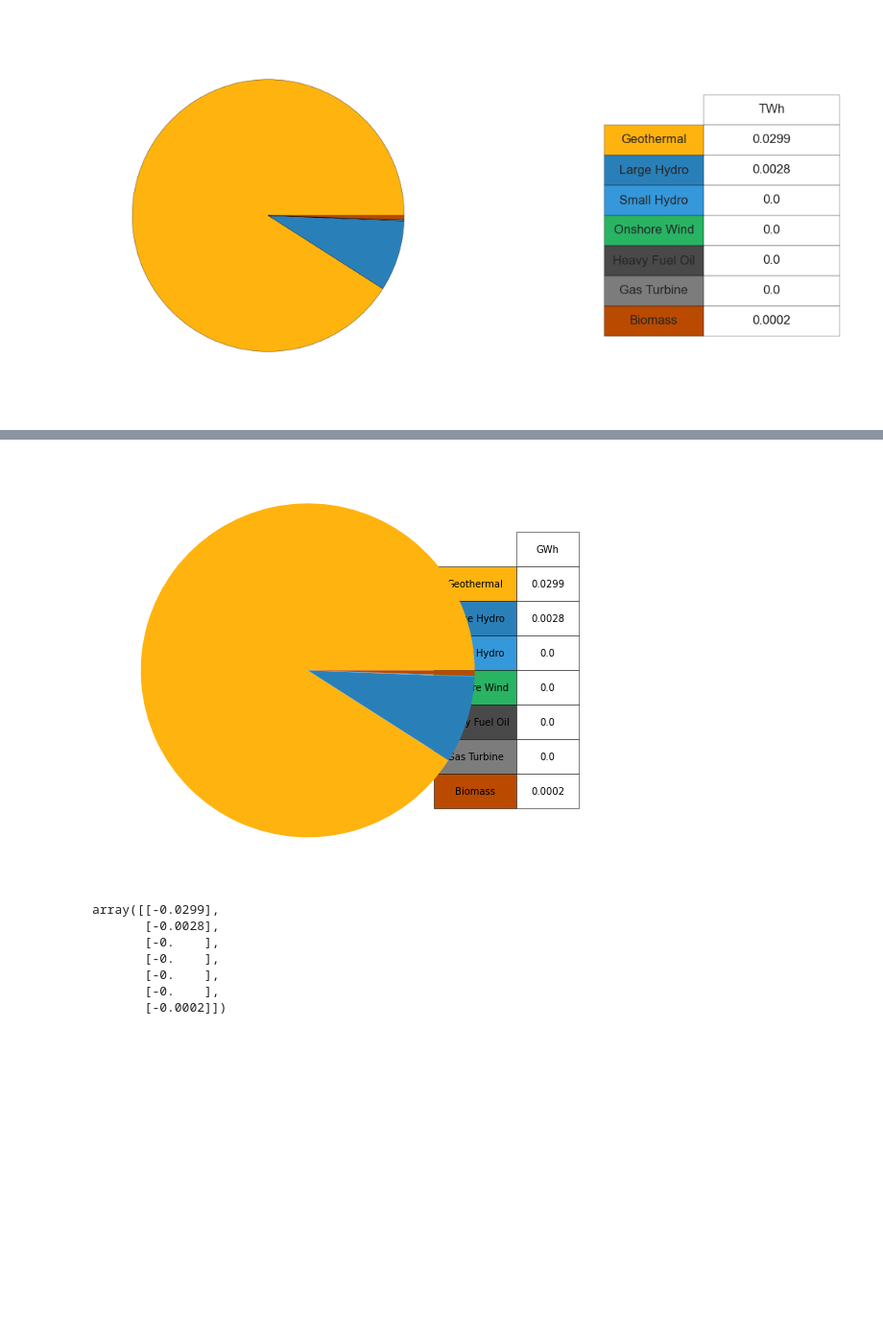
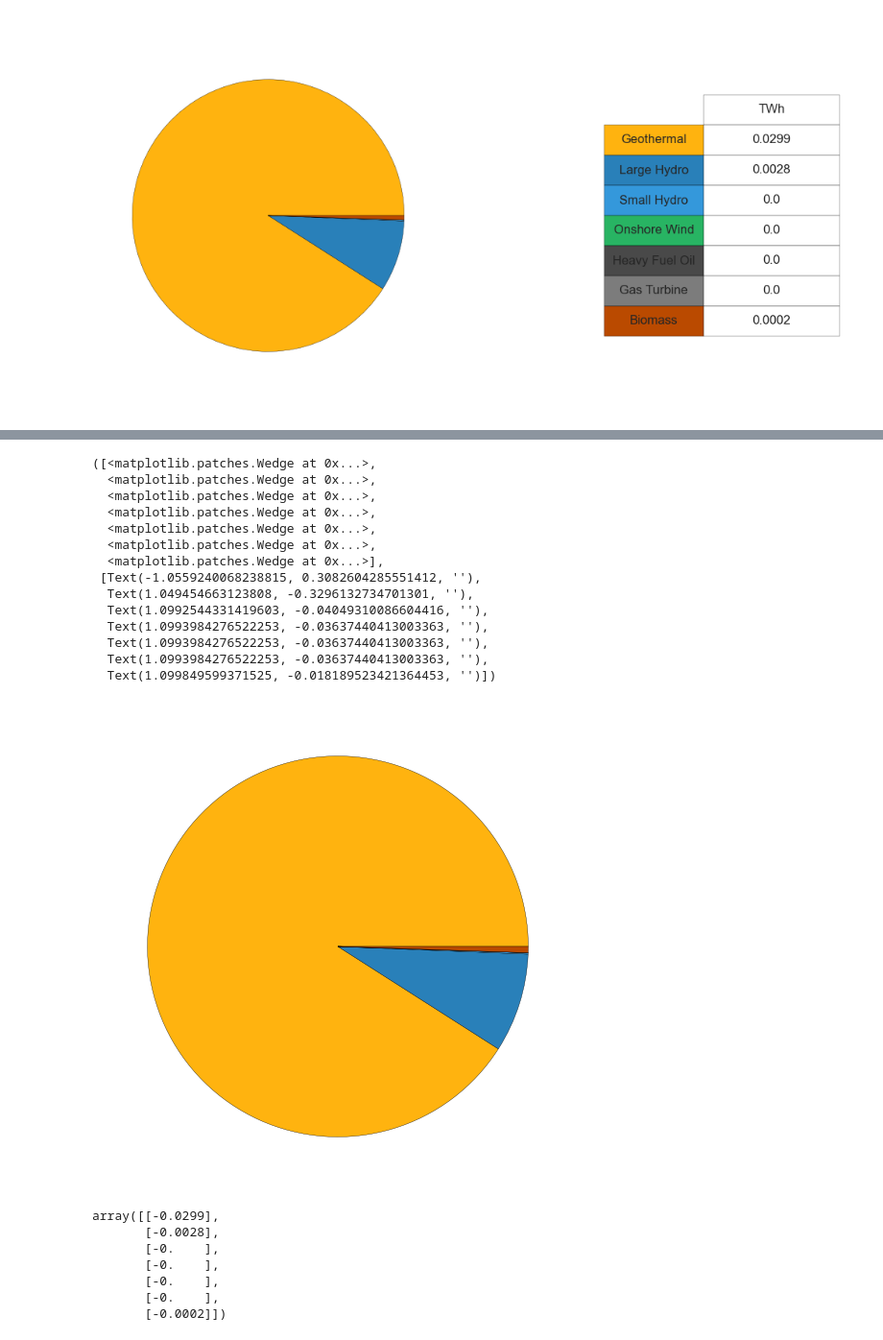
Before and after one commit to FEEM-Africa-REP/CIVICS, a Jupyter notebook: Calliope_Kenya/Models/4Nodes_No-Coffee/Kenya_2015_ICE_NB.ipynb, the cells around one changed output, grey strips where cells are left out. Shown: that part at 96% size. Drawn from its saved outputs; the diff is of its cells as text; code cells hidden in the pictures; blank space fills up the shorter version.

Commit message:
pie plots

```diff
--- a/Calliope_Kenya/Models/4Nodes_No-Coffee/Kenya_2015_ICE_NB.ipynb
+++ b/Calliope_Kenya/Models/4Nodes_No-Coffee/Kenya_2015_ICE_NB.ipynb
@@ -316,25 +328,24 @@ table.set_fontsize(15)
 # %%
 plt.figure(figsize=(8,8))
 
-plt.pie(pr['WSTR'].sum(),shadow=False,colors=colors[pr_techs])
-am = pd.DataFrame(pr['WSTR'].sum().values,columns=['Production'],index = pr['WSTR'].columns)
-am = am/1000000000
-am = am.round(4)
-table = plt.table(cellText=am.values,
-                              rowColours=colors[pr_techs],
-                              rowLabels= names[pr_techs],
-                              colLabels = ['GWh'],
-                              loc='right',
-                              rowLoc ='center',
-                              colLoc='center',
-
-                              cellLoc='center')
-
-table.scale(0.15, 3)
-table.auto_set_font_size(False)
-table.set_fontsize(10)
+plt.pie(am['Production'],shadow=False,colors=colors[pr_techs])
+#am = pd.DataFrame(pr['WSTR'].sum().values,columns=['Production'],index = pr['WSTR'].columns)
 # %% [output]
+([<matplotlib.patches.Wedge at 0x...>,
+  <matplotlib.patches.Wedge at 0x...>,
+  <matplotlib.patches.Wedge at 0x...>,
+  <matplotlib.patches.Wedge at 0x...>,
+  <matplotlib.patches.Wedge at 0x...>,
+  <matplotlib.patches.Wedge at 0x...>,
+  <matplotlib.patches.Wedge at 0x...>],
+ [Text(-1.0559240068238815, 0.3082604285551412, ''),
+  Text(1.049454663123808, -0.3296132734701301, ''),
+  Text(1.0992544331419603, -0.04049310086604416, ''),
+  Text(1.0993984276522253, -0.03637440413003363, ''),
+  Text(1.0993984276522253, -0.03637440413003363, ''),
+  Text(1.0993984276522253, -0.03637440413003363, ''),
+  Text(1.099849599371525, -0.018189523421364453, '')])
-[figure, old version]
+[figure, new version]
 # %%
 from fpdf import FPDF
 # %%
```
Also changed, not shown: parts of 1 cell of this notebook, 3 other files.
